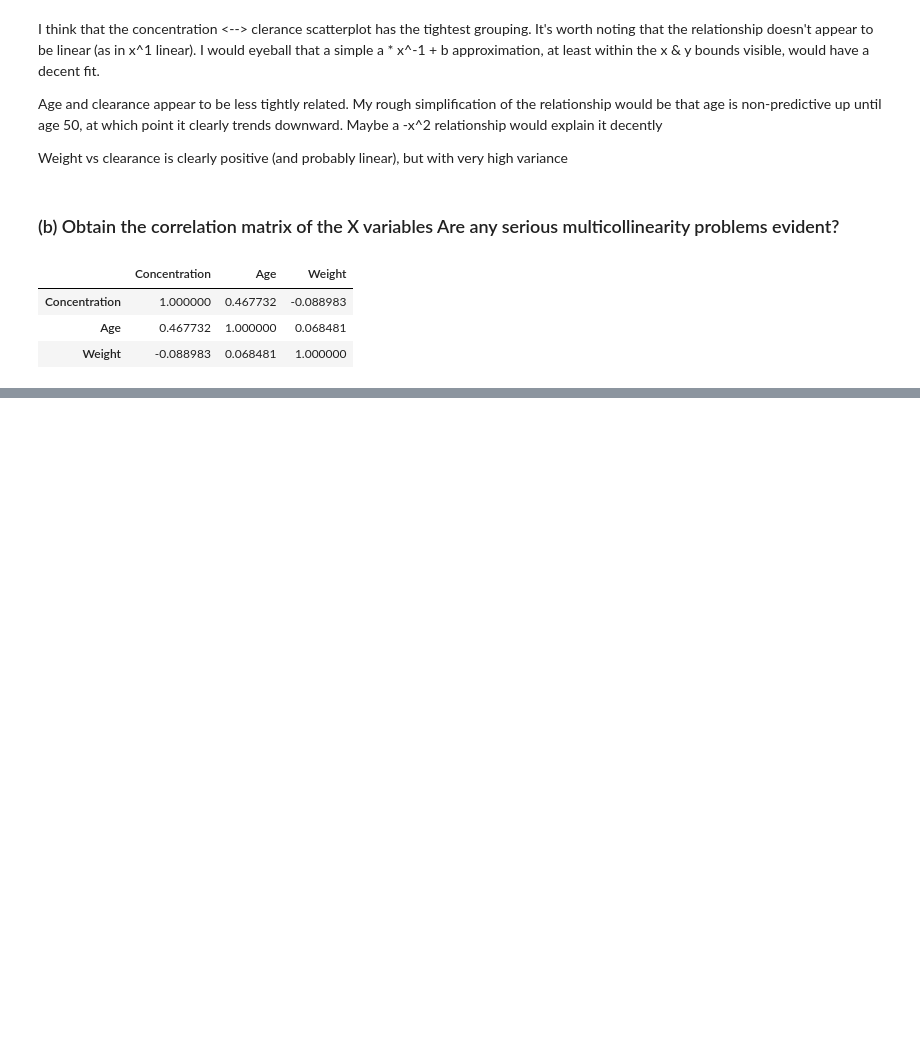
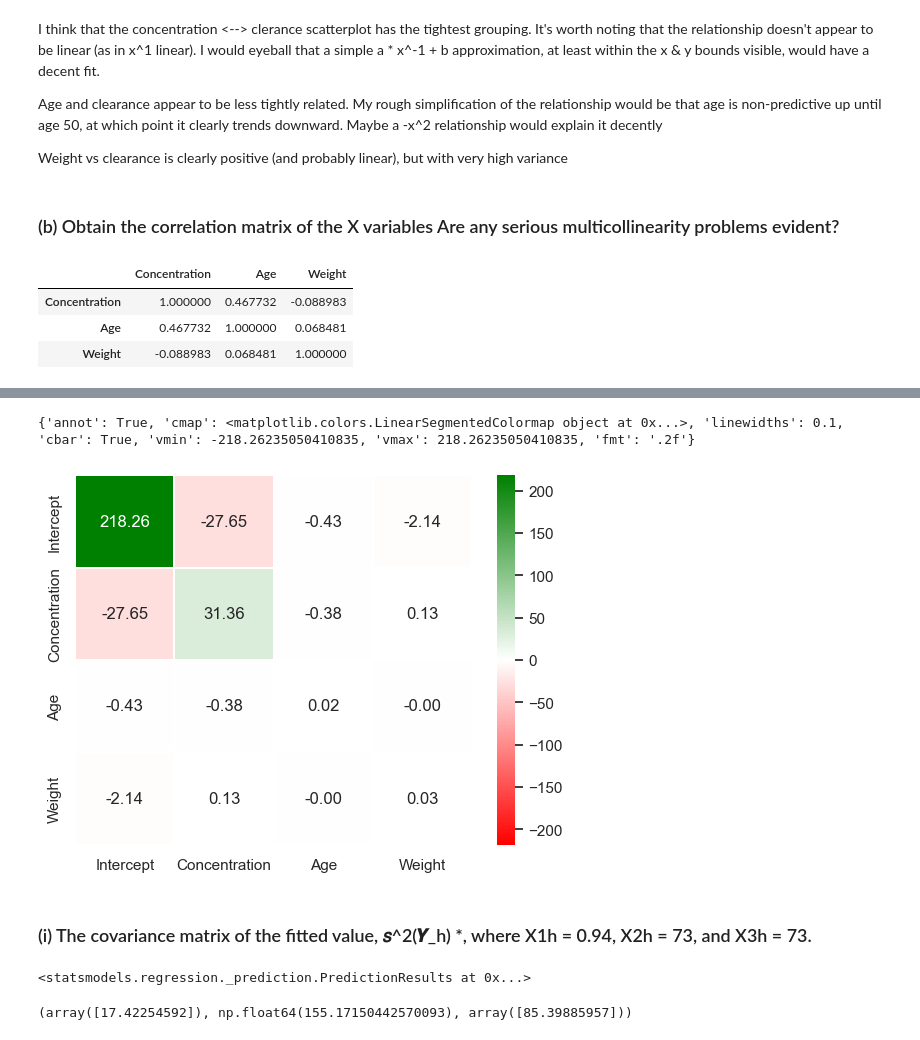
Before and after one commit to akseldkw07/kretsinger, a Jupyter notebook: columbia/STAT4205/hw3.ipynb, the cells around one changed output, grey strips where cells are left out. Drawn from its saved outputs; the diff is of its cells as text; code cells hidden in the pictures; blank space fills up the shorter version.

Commit message:
STAT HW3

```diff
--- a/columbia/STAT4205/hw3.ipynb
+++ b/columbia/STAT4205/hw3.ipynb
@@ -62,0 +96,3 @@ corr2
+# %%
+formula = uks_stats.get_ols_formula(features, y_col)
+model = smf.ols(formula, data=df).fit()
@@ -102,3 +116,8 @@ _ = uks_mpl.heatmap_df(corr, ax=ax)
+# %%
+ax[0].boxplot(model.resid)
+uks_mpl.set_title_label(ax[0], "Box Plot Residuals", None, "Residuals")
+sm.qqplot(model.resid, line="s", ax=ax[1])
+uks_mpl.set_title_label(ax[1], "Q-Q Plot of Residuals")
 # %%
 fig
 # %% [output]
@@ -123,0 +213,7 @@ uks_mpl.heatmap_df(corr3)
+# %%
+uks_mpl.heatmap_df(model.cov_params(), fmt=".2f")
+# %% [output]
+{'annot': True, 'cmap': <matplotlib.colors.LinearSegmentedColormap object at 0x...>, 'linewidths': 0.1, 'cbar': True, 'vmin': -218.26235050410835, 'vmax': 218.26235050410835, 'fmt': '.2f'}
+[figure, added]
+# %% [markdown]
+### (i) The covariance matrix of the fitted value, 𝑠^2(𝒀_h) *, where X1h = 0.94, X2h = 73, and X3h = 73.
@@ -123,0 +222,9 @@ uks_mpl.heatmap_df(corr3)
+# %%
+predictions = model.get_prediction(new_observation)
+predictions
+# %% [output]
+<statsmodels.regression._prediction.PredictionResults at 0x...>
+# %%
+predictions.var_pred_mean, predictions.var_resid, predictions.predicted
+# %% [output]
+(array([17.42254592]), np.float64(155.17150442570093), array([85.39885957]))
```
Also changed, not shown: parts of 47 cells of this notebook, 5 other files.
